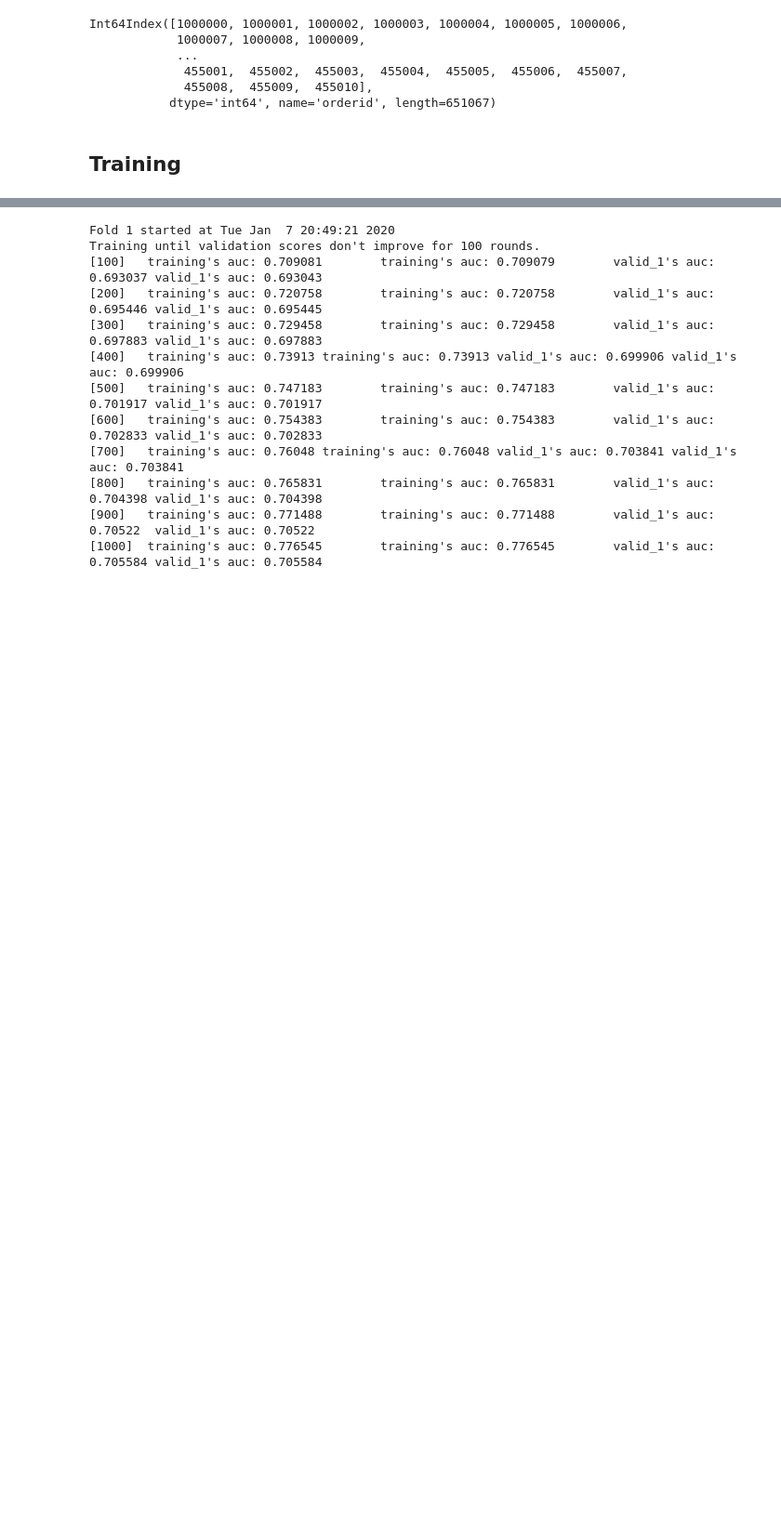
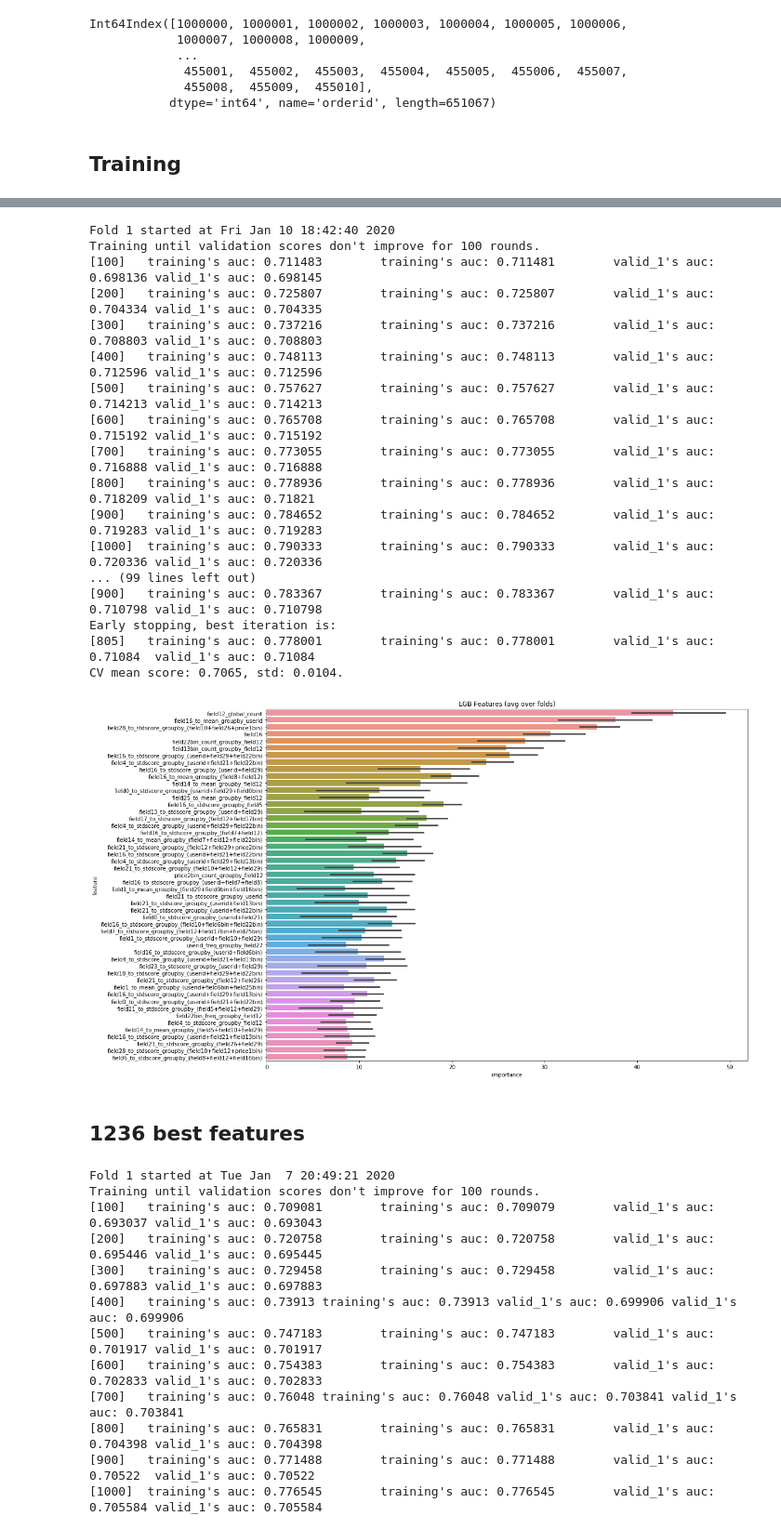
Before and after one commit to annabaydina/12trip, a Jupyter notebook: XX_Training.ipynb, the cells around one changed output, grey strips where cells are left out. Shown at 93% size. Saved outputs shown, nothing was run; the diff lists cells and outputs as text; code cells hidden in the pictures; blank space fills up the shorter version.

```diff
--- a/XX_Training.ipynb
+++ b/XX_Training.ipynb
@@ -20,3 +20,5 @@ best_features = pd.read_pickle('./FE/best_features_1236.pkl')
+# %%
+best_features = pd.read_parquet('./FE2/Corr_features_3155.pqt')
 # %%
 best_features['userid'] = data['userid']
 # %%
@@ -43,14 +50,17 @@ Int64Index([1000000, 1000001, 1000002, 1000003, 1000004, 1000005, 1000006,
            dtype='int64', name='orderid', length=651067)
 # %% [markdown]
 ## Training
+# %%
+import dask.dataframe as dd
+best_features = pd.read_parquet("./FE2/BEST3155+Orig.pqt")
 # %%
 exclude_features_from_training = ['indicator_goal21', 'indicator_goal22', 'indicator_goal23',
        'indicator_goal24', 'indicator_goal25', 'goal21', 'goal22', 'goal23','field12',
        'goal24', 'goal25', 'goal1','userid', 'order_till_hour', 'order_till_weekday', 'order_till_month', 'lang_country']
 # %%
-train_idx = data[data['goal1']>=0].index
-test_idx = data[data['goal1']<0].index
+train_idx = best_features[best_features['goal1']>=0].index
+test_idx = best_features[best_features['goal1']<0].index
 X = best_features.loc[train_idx]
-y = data[data['goal1']>=0]['goal1']
+y = best_features[best_features['goal1']>=0]['goal1']
 test=best_features.loc[test_idx]
 train_features = [f for f in best_features.columns if f not in exclude_features_from_training]
@@ -157,6 +167,40 @@ train_options = {
     }
 # %%
 y = y.astype(np.uint8)
+# %%
+result_dict = train_model_classification_vb( X=X,
+                                             X_test=test,
+                                             columns=train_features,
+                                             y=y,
+                                             params=params, folds=folds,
+                                             model_type=train_options['model_type'],
+                                             plot_feature_importance=True,
+                                             verbose=100, early_stopping_rounds=train_options['early_stopping_rounds'],
+                                             n_estimators=train_options['n_estimators'],
+                                             averaging=train_options['averaging'],
+                                             groups=X['userid'],
+                                             n_jobs=-1)
+# %% [output]
+Fold 1 started at Fri Jan 10 18:42:40 2020
+Training until validation scores don't improve for 100 rounds.
+[100]   training's auc: 0.711483        training's auc: 0.711481        valid_1's auc: 0.698136 valid_1's auc: 0.698145
+[200]   training's auc: 0.725807        training's auc: 0.725807        valid_1's auc: 0.704334 valid_1's auc: 0.704335
+[300]   training's auc: 0.737216        training's auc: 0.737216        valid_1's auc: 0.708803 valid_1's auc: 0.708803
+[400]   training's auc: 0.748113        training's auc: 0.748113        valid_1's auc: 0.712596 valid_1's auc: 0.712596
+[500]   training's auc: 0.757627        training's auc: 0.757627        valid_1's auc: 0.714213 valid_1's auc: 0.714213
+[600]   training's auc: 0.765708        training's auc: 0.765708        valid_1's auc: 0.715192 valid_1's auc: 0.715192
+[700]   training's auc: 0.773055        training's auc: 0.773055        valid_1's auc: 0.716888 valid_1's auc: 0.716888
+[800]   training's auc: 0.778936        training's auc: 0.778936        valid_1's auc: 0.718209 valid_1's auc: 0.71821
+[900]   training's auc: 0.784652        training's auc: 0.784652        valid_1's auc: 0.719283 valid_1's auc: 0.719283
+[1000]  training's auc: 0.790333        training's auc: 0.790333        valid_1's auc: 0.720336 valid_1's auc: 0.720336
+... (99 lines left out)
+[900]   training's auc: 0.783367        training's auc: 0.783367        valid_1's auc: 0.710798 valid_1's auc: 0.710798
+Early stopping, best iteration is:
+[805]   training's auc: 0.778001        training's auc: 0.778001        valid_1's auc: 0.71084  valid_1's auc: 0.71084
+CV mean score: 0.7065, std: 0.0104.
+[figure, added]
+# %% [markdown]
+## 1236 best features
 # %%
 result_dict = train_model_classification_vb( X=X,
                                              X_test=test,
```
Also changed, not shown: parts of 7 cells of this notebook, 1 other file.
